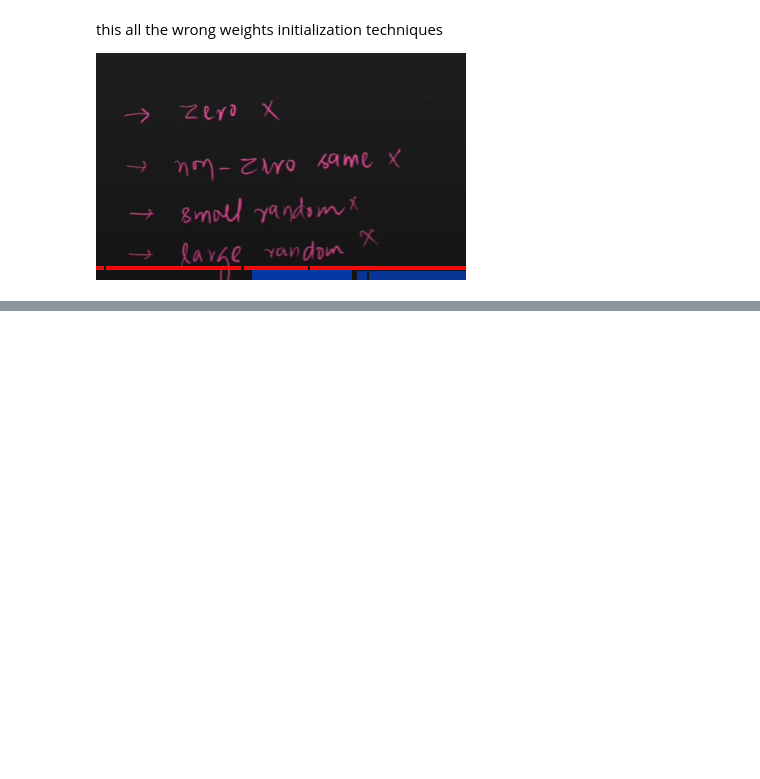
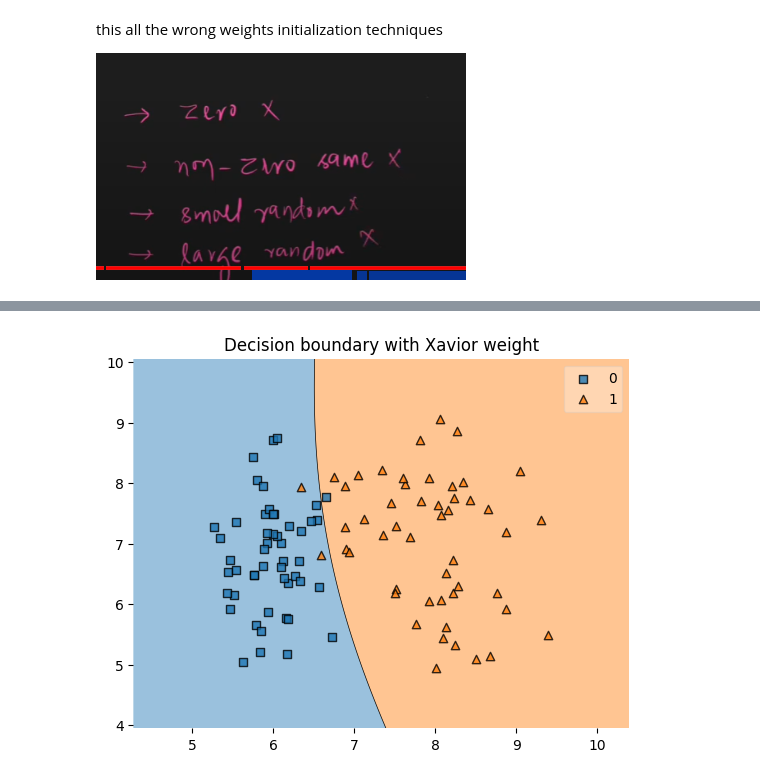
Before and after one commit to AM-Ankitgit/Complete-Deep-Learning-Algorithms, a Jupyter notebook: Activation Function/Weight Initialization Techiques.ipynb, the cells around one changed output, grey strips where cells are left out. Cells and saved outputs as stored; diff of their text form; code cells hidden in the pictures; blank space fills up the shorter version.

```diff
--- a/Activation Function/Weight Initialization Techiques.ipynb
+++ b/Activation Function/Weight Initialization Techiques.ipynb
@@ -173,0 +301,29 @@ this all the wrong weights initialization techniques
+# %%
+model1 = Sequential()
+
+
+# model1.add(Dense(256,activation='tanh',input_dim =2,kernel_initializer='glorot_uniform'))  ##
+model1.add(Dense(256,activation='tanh',input_dim =2,kernel_initializer='glorot_normal'))
+
+model1.add(Dense(64,activation='tanh',kernel_initializer='glorot_normal') )
+model1.add(Dense(28,activation='tanh',kernel_initializer='glorot_normal'))
+model1.add(Dense(1,activation='sigmoid'))
+
+# print(model1.get_weights()[1])
+
+# model1.summary()
+
+model1.compile(loss='binary_crossentropy',optimizer='Adam',metrics=['accuracy'])
+history  = model1.fit(X,y,epochs=100,verbose=0)
+
+
+
+
+# using function  =
+model1.compile(loss='binary_crossentropy',optimizer='Adam',metrics=['accuracy'])
+history  = model1.fit(X,y,epochs=100,verbose=0)
+
+plt.title("Decision boundary with Xavior weight")
+plot_decision_regions(X.values,y.astype(int).values,clf=model1)
+plt.show()
+# %% [output]
@@ -173,0 +331 @@ this all the wrong weights initialization techniques
+[figure, added]
```
Also changed, not shown: parts of 17 cells of this notebook, 3 other files.
